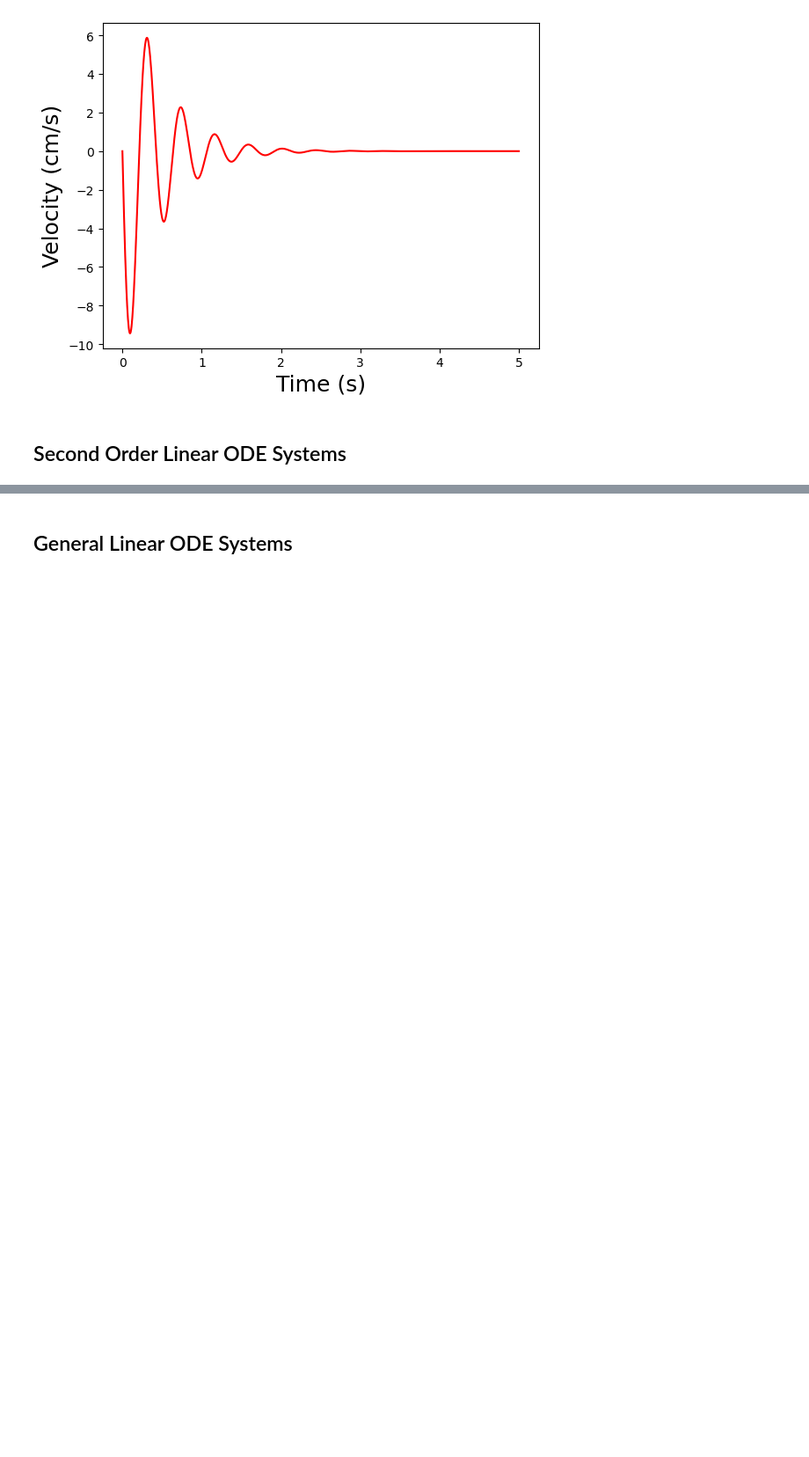
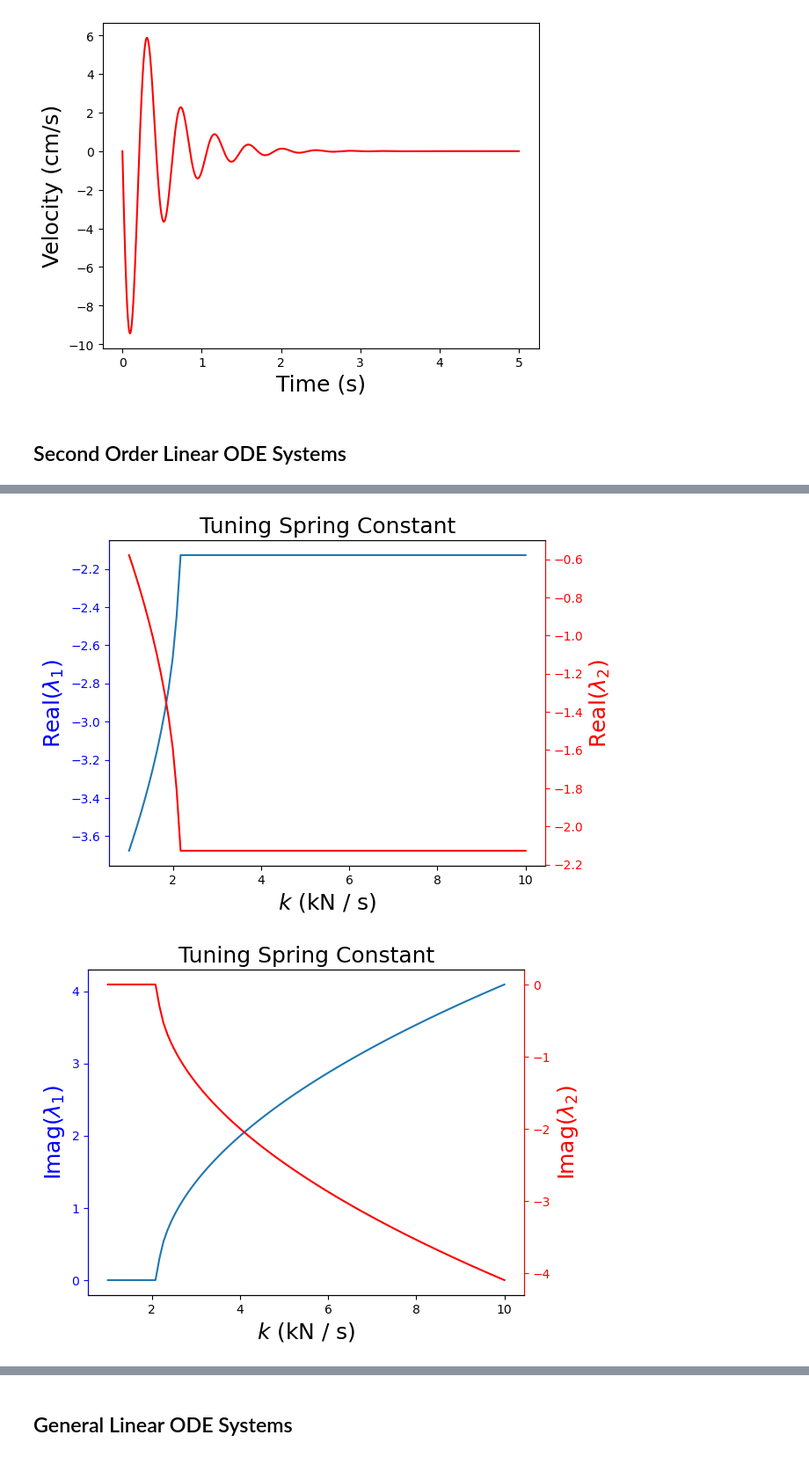
Before and after one commit to jckantor/cbe30338-book, a Jupyter notebook: notebooks/02-spring-mass-damper.ipynb, the cells around one changed output, grey strips where cells are left out. Shown: that part at 88% size. Drawn from its saved outputs; the diff is of its cells as text; code cells hidden in the pictures; blank space fills up the shorter version.

```diff
--- a/notebooks/02-spring-mass-damper.ipynb
+++ b/notebooks/02-spring-mass-damper.ipynb
@@ -132,0 +438,8 @@ simulate_driver_getting_in(driver_mass=4*80)
+# %%
+import sympy
+c, m, k = sympy.symbols('c m k')
+A = sympy.Matrix([[-c/m, -k/m],[1, 0]])
+print("A =\n",A)
+
+print("Eigenvalues(A) =",)
+print(A.eigenvals())
@@ -132,0 +537,42 @@ simulate_driver_getting_in(driver_mass=4*80)
+# %%
+# Perform sensitivity analysis of eigenvalues to k
+k_adjust = np.linspace(1E3,1E4,101)
+
+evals = np.zeros((len(k_adjust),2),dtype = complex)
+
+
+for i in range(len(k_adjust)):
+    evals[i,:] = eigenvalues_car_revisited(k=k_adjust[i],verbose=False)
+
+fig, ax1 = plt.subplots()
+
+ax1.plot(k_adjust/1E3,np.real(evals[:,0]))
+ax1.set_ylabel('Real($\lambda_1$)', color='blue',fontsize=18)
+ax1.set_xlabel('$k$ (kN / s)',fontsize=18)
+ax1.tick_params(axis='y', color='blue', labelcolor='blue')
+ax1.set_title('Tuning Spring Constant',fontsize=18)
+ax2 = ax1.twinx()
+ax2.plot(k_adjust/1E3,np.real(evals[:,1]),'red')
+ax2.set_ylabel('Real($\lambda_2$)', color='red',fontsize=18)
+ax2.tick_params(axis='y', color='red', labelcolor='red')
+ax2.spines['right'].set_color('red')
+ax2.spines['left'].set_color('blue')
+plt.show()
+
+fig, ax1 = plt.subplots()
+
+ax1.plot(k_adjust/1E3,np.imag(evals[:,0]))
+ax1.set_ylabel('Imag($\lambda_1$)', color='blue',fontsize=18)
+ax1.set_xlabel('$k$ (kN / s)',fontsize=18)
+ax1.tick_params(axis='y', color='blue', labelcolor='blue')
+ax1.set_title('Tuning Spring Constant',fontsize=18)
+ax2 = ax1.twinx()
+ax2.plot(k_adjust/1E3,np.imag(evals[:,1]),'red')
+ax2.set_ylabel('Imag($\lambda_2$)', color='red',fontsize=18)
+ax2.tick_params(axis='y', color='red', labelcolor='red')
+ax2.spines['right'].set_color('red')
+ax2.spines['left'].set_color('blue')
+plt.show()
+# %% [output]
+[figure, added]
+[figure, added]
```
Also changed, not shown: parts of 25 cells of this notebook.
